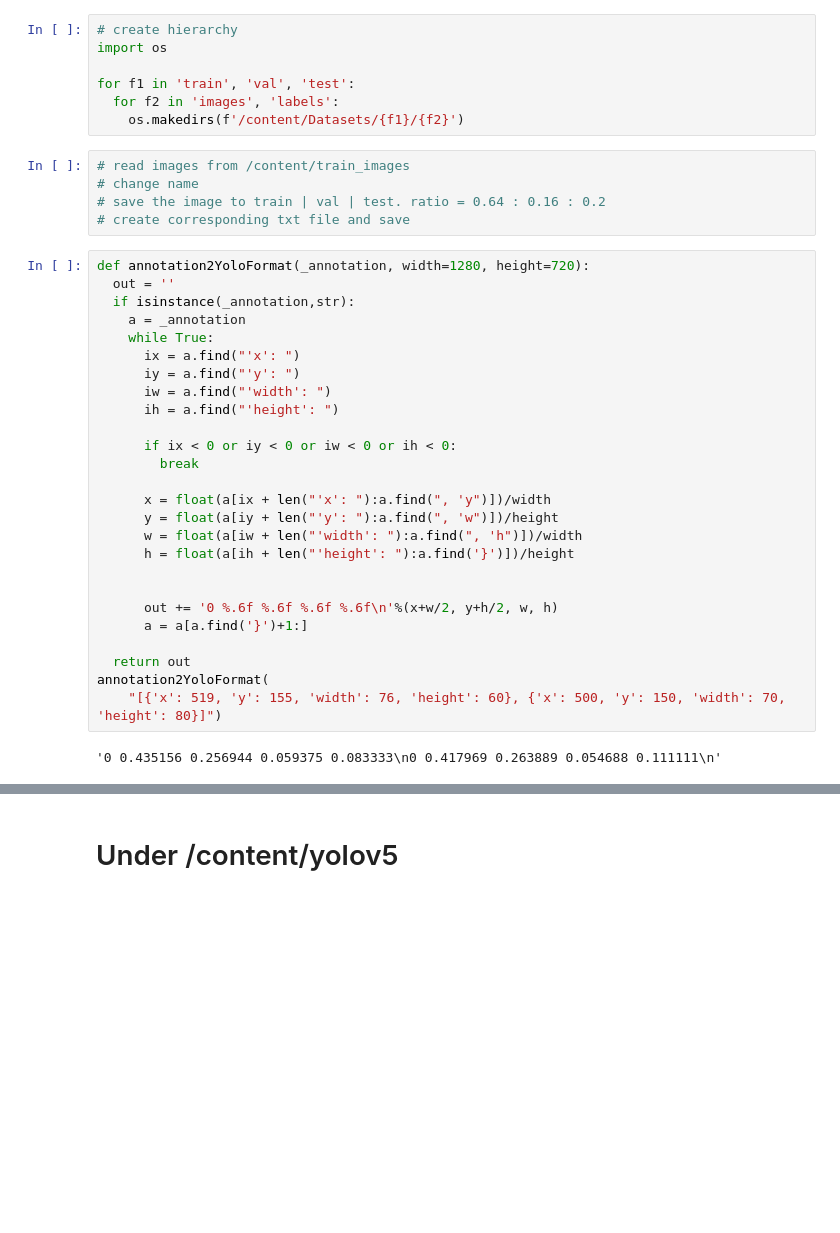
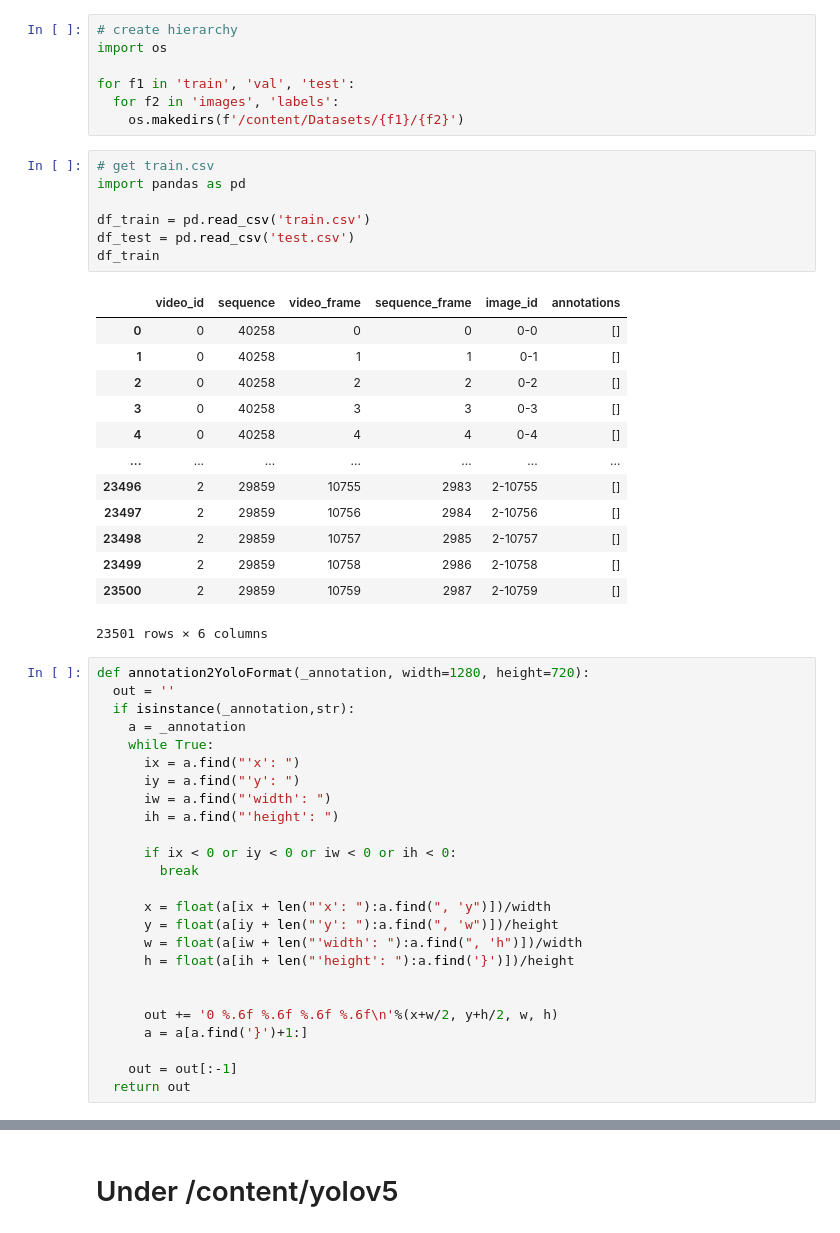
Before and after one commit to luanakwon/GreatBarrierReef, a Jupyter notebook: GBR_YOLOBasic.ipynb, the cells around one changed output, grey strips where cells are left out. Drawn from its saved outputs; the diff is of its cells as text; blank space fills up the shorter version.

Commit message:
yolov5s test run 1

```diff
--- a/GBR_YOLOBasic.ipynb
+++ b/GBR_YOLOBasic.ipynb
@@ -37,11 +61,27 @@ import os
 for f1 in 'train', 'val', 'test':
   for f2 in 'images', 'labels':
     os.makedirs(f'/content/Datasets/{f1}/{f2}')
-# %%
-# read images from /content/train_images
-# change name
-# save the image to train | val | test. ratio = 0.64 : 0.16 : 0.2
-# create corresponding txt file and save
+# %%
+# get train.csv
+import pandas as pd
+
+df_train = pd.read_csv('train.csv')
+df_test = pd.read_csv('test.csv')
+df_train
+# %% [output]
+|  | video_id | sequence | video_frame | sequence_frame | image_id | annotations |
+| 0 | 0 | 40258 | 0 | 0 | 0-0 | [] |
+| 1 | 0 | 40258 | 1 | 1 | 0-1 | [] |
+| 2 | 0 | 40258 | 2 | 2 | 0-2 | [] |
+| 3 | 0 | 40258 | 3 | 3 | 0-3 | [] |
+| 4 | 0 | 40258 | 4 | 4 | 0-4 | [] |
+| ... | ... | ... | ... | ... | ... | ... |
+| 23496 | 2 | 29859 | 10755 | 2983 | 2-10755 | [] |
+| 23497 | 2 | 29859 | 10756 | 2984 | 2-10756 | [] |
+| 23498 | 2 | 29859 | 10757 | 2985 | 2-10757 | [] |
+| 23499 | 2 | 29859 | 10758 | 2986 | 2-10758 | [] |
+| 23500 | 2 | 29859 | 10759 | 2987 | 2-10759 | [] |
+23501 rows × 6 columns
 # %%
 def annotation2YoloFormat(_annotation, width=1280, height=720):
   out = ''
@@ -65,8 +105,5 @@ def annotation2YoloFormat(_annotation, width=1280, height=720):
       out += '0 %.6f %.6f %.6f %.6f\n'%(x+w/2, y+h/2, w, h)
       a = a[a.find('}')+1:]
 
+    out = out[:-1]
   return out
-annotation2YoloFormat(
-    "[{'x': 519, 'y': 155, 'width': 76, 'height': 60}, {'x': 500, 'y': 150, 'width': 70, 'height': 80}]")
-# %% [output]
-'0 0.435156 0.256944 0.059375 0.083333\n0 0.417969 0.263889 0.054688 0.111111\n'
```
Also changed, not shown: parts of 10 cells of this notebook.
